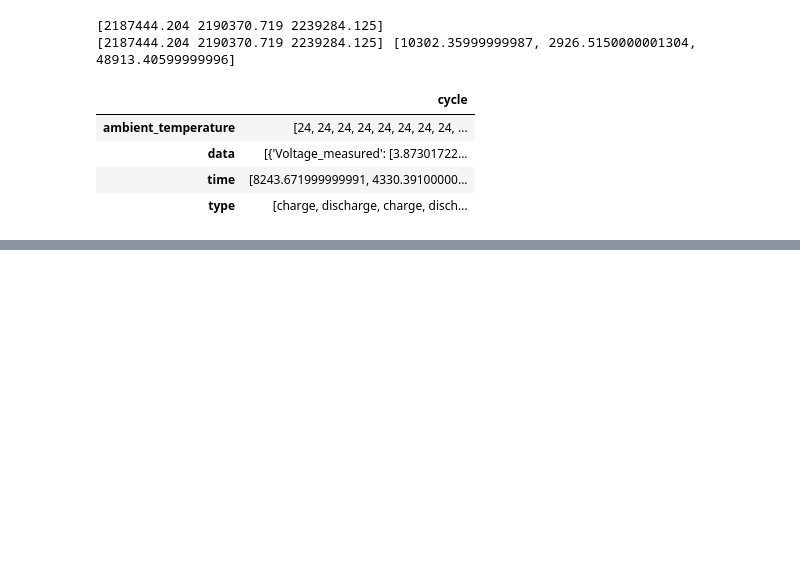
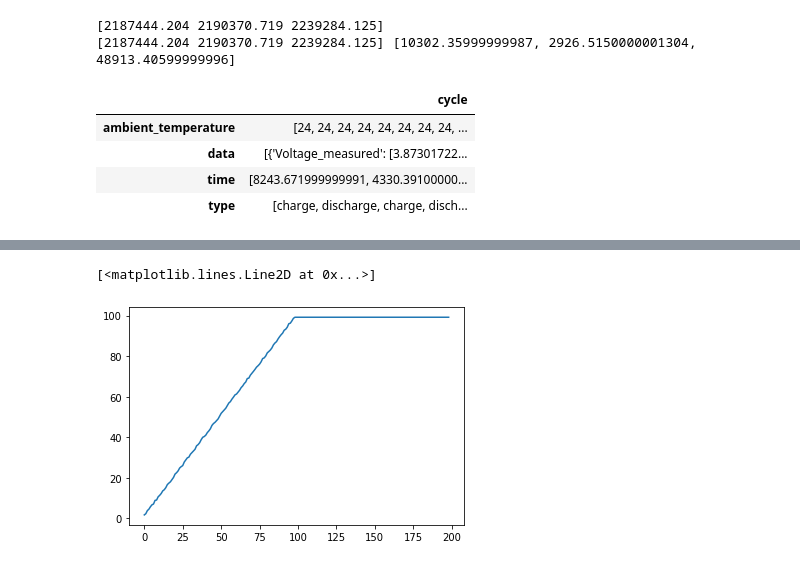
Before and after one commit to aweditya/ev-battery-degradation, a Jupyter notebook: b0005.ipynb, the cells around one changed output, grey strips where cells are left out. Drawn from its saved outputs; the diff is of its cells as text; code cells hidden in the pictures; blank space fills up the shorter version.

```diff
--- a/b0005.ipynb
+++ b/b0005.ipynb
@@ -91,3 +91,0 @@ df_ch['data'][0]['Capacity']
-# %%
-cap = []
-for i in range(len(df_ch)): cap.append((df_ch['data'][i]['Capacity']))
@@ -98,0 +119,8 @@ plt.plot(cap)
+# %%
+preds = [i for i in data]
+for i in range(100):
+    preds.append(model_fit.predict(len(data), len(data)))
+plt.plot(preds)
+# %% [output]
+[<matplotlib.lines.Line2D at 0x...>]
+[figure, added]
```
Also changed, not shown: parts of 6 cells of this notebook, 3 other files.
